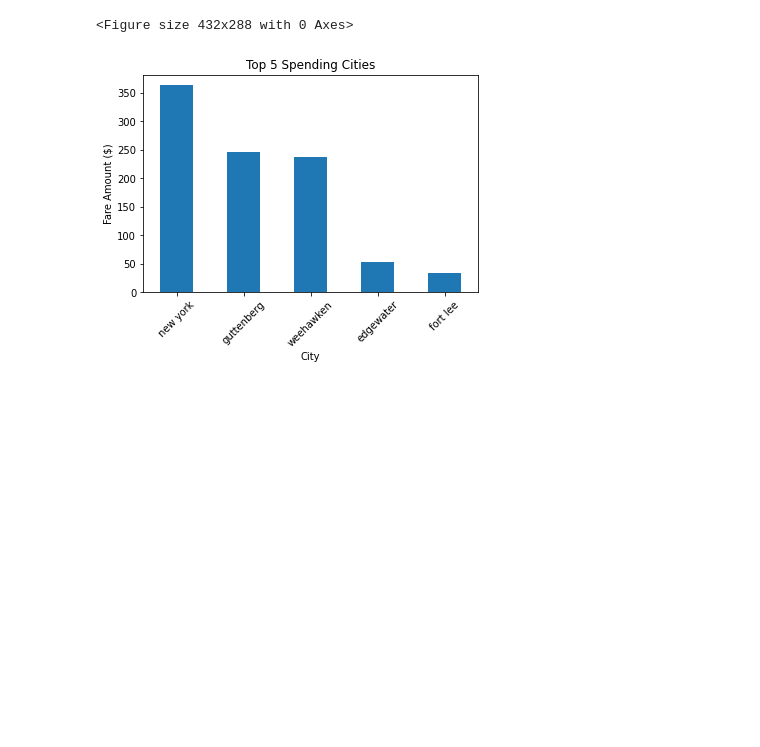
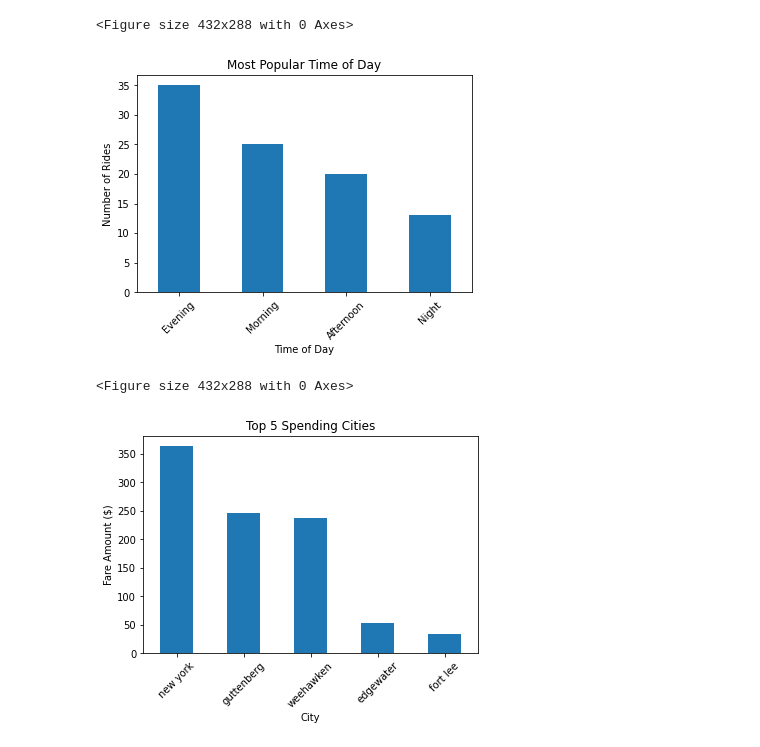
Before and after one commit to turgutugur/project_1_repo, a Jupyter notebook: group5_UberData_project1.ipynb, the cells around one changed output. Drawn from its saved outputs; the diff is of its cells as text; code cells hidden in the pictures; blank space fills up the shorter version.

```diff
--- a/group5_UberData_project1.ipynb
+++ b/group5_UberData_project1.ipynb
@@ -224,6 +210,18 @@ plt.tight_layout()
 # %% [output]
 [figure]
 <Figure size 432x288 with 0 Axes>
+# %%
+bycities=uber_df_cleaned.groupby(["Time of Day"]).size().sort_values(ascending=False).plot(kind='bar')
+
+# Set a title for the chart
+plt.title("Most Popular Time of Day")
+plt.ylabel("Number of Rides")
+plt.xticks(rotation=45)
+plt.show()
+plt.tight_layout()
+# %% [output]
+[figure, added]
+<Figure size 432x288 with 0 Axes>
 # %%
 bycities=uber_df_cleaned.groupby("City")["fare_amount"].sum().head(5).sort_values(ascending=False).plot(kind='bar')
 
```
Also changed, not shown: parts of 4 cells of this notebook.
